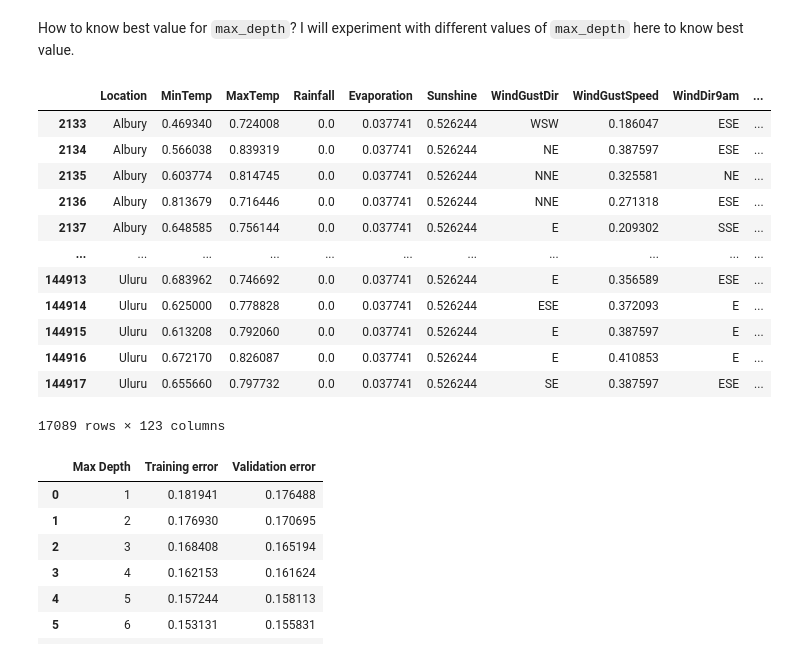
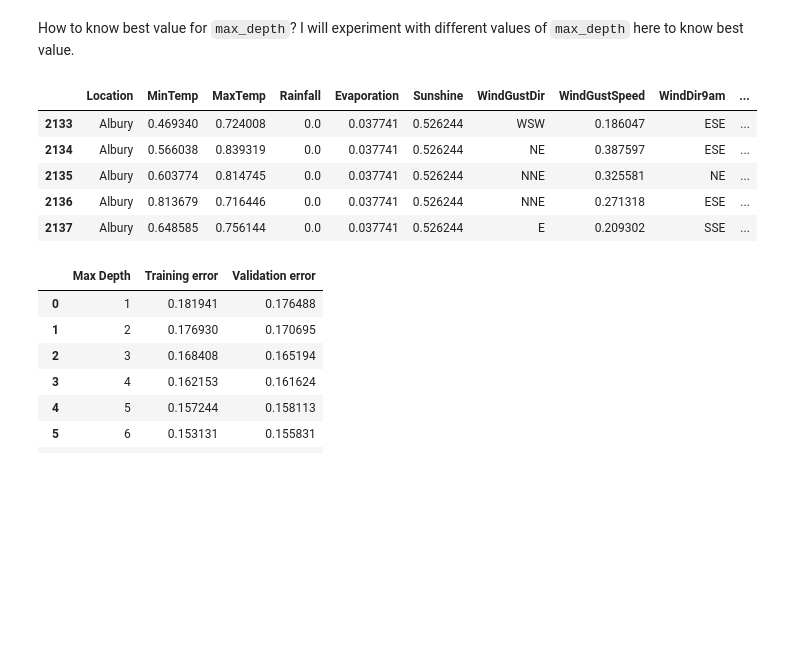
Before and after one commit to mebre7/weather-forecasting-aus-Random_Forests, a Jupyter notebook: notebook/decision_trees_and_random_forest.ipynb, the cells around one changed output. Drawn from its saved outputs; the diff is of its cells as text; code cells hidden in the pictures; blank space fills up the shorter version.

Commit message:
finished and saved model from local

```diff
--- a/notebook/decision_trees_and_random_forest.ipynb
+++ b/notebook/decision_trees_and_random_forest.ipynb
@@ -32,5 +26,5 @@ Drive already mounted at /content/drive; to attempt to forcibly remount, call dr
 # %%
-rain_data = pd.read_csv('/content/drive/MyDrive/Datasets_for_training_ML_models/weatherAUS/weatherAUS.csv')
+rain_data = pd.read_csv('../data/weatherAUS.csv')
 rain_data.head()
 # %% [output]
 |  | Date | Location | MinTemp | MaxTemp | Rainfall | Evaporation | Sunshine | WindGustDir | WindGustSpeed | ... |
@@ -1026,21 +919,14 @@ print(export_text(model, feature_names=list(X_train.columns)))
 # %% [markdown]
 How to know best value for `max_depth`? I will experiment with different values of `max_depth` here to know best value.
 # %%
-val_input_data
+val_input_data.head()
 # %% [output]
 |  | Location | MinTemp | MaxTemp | Rainfall | Evaporation | Sunshine | WindGustDir | WindGustSpeed | WindDir9am | ... |
 | 2133 | Albury | 0.469340 | 0.724008 | 0.0 | 0.037741 | 0.526244 | WSW | 0.186047 | ESE | ... |
 | 2134 | Albury | 0.566038 | 0.839319 | 0.0 | 0.037741 | 0.526244 | NE | 0.387597 | ESE | ... |
 | 2135 | Albury | 0.603774 | 0.814745 | 0.0 | 0.037741 | 0.526244 | NNE | 0.325581 | NE | ... |
 | 2136 | Albury | 0.813679 | 0.716446 | 0.0 | 0.037741 | 0.526244 | NNE | 0.271318 | ESE | ... |
 | 2137 | Albury | 0.648585 | 0.756144 | 0.0 | 0.037741 | 0.526244 | E | 0.209302 | SSE | ... |
-| ... | ... | ... | ... | ... | ... | ... | ... | ... | ... | ... |
-| 144913 | Uluru | 0.683962 | 0.746692 | 0.0 | 0.037741 | 0.526244 | E | 0.356589 | ESE | ... |
-| 144914 | Uluru | 0.625000 | 0.778828 | 0.0 | 0.037741 | 0.526244 | ESE | 0.372093 | E | ... |
-| 144915 | Uluru | 0.613208 | 0.792060 | 0.0 | 0.037741 | 0.526244 | E | 0.387597 | E | ... |
-| 144916 | Uluru | 0.672170 | 0.826087 | 0.0 | 0.037741 | 0.526244 | E | 0.410853 | E | ... |
-| 144917 | Uluru | 0.655660 | 0.797732 | 0.0 | 0.037741 | 0.526244 | SE | 0.387597 | ESE | ... |
-17089 rows × 123 columns
 # %%
 def max_depth_errors(md: int):
     model = DecisionTreeClassifier(max_depth=md, random_state=42)
```
Also changed, not shown: parts of 57 cells of this notebook, 1 other file.
